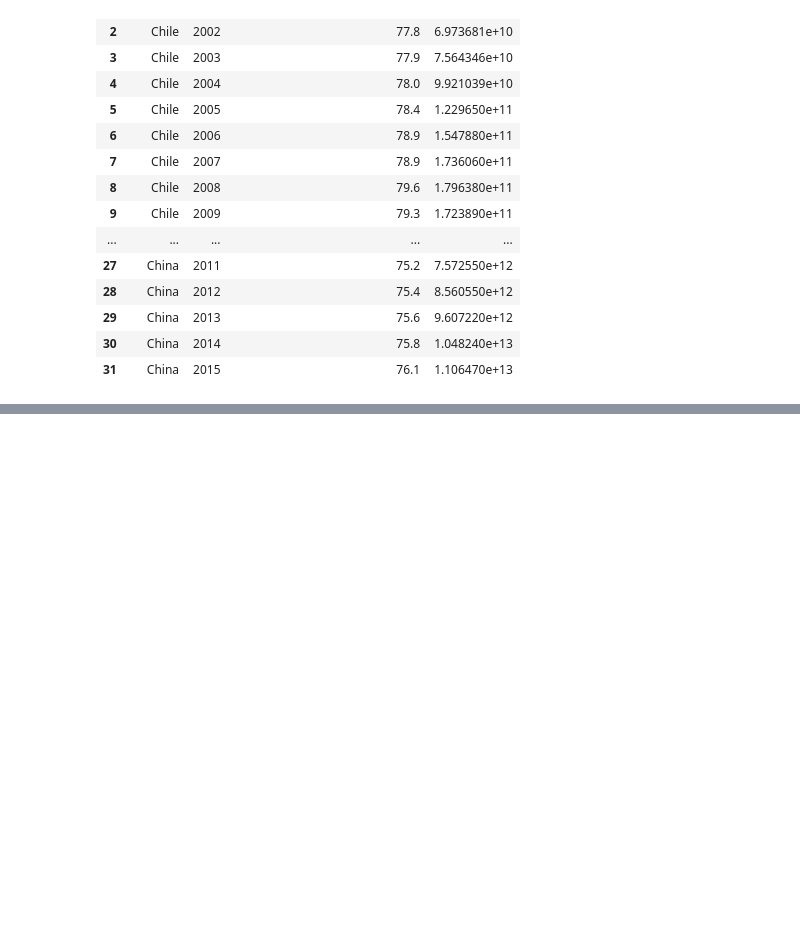
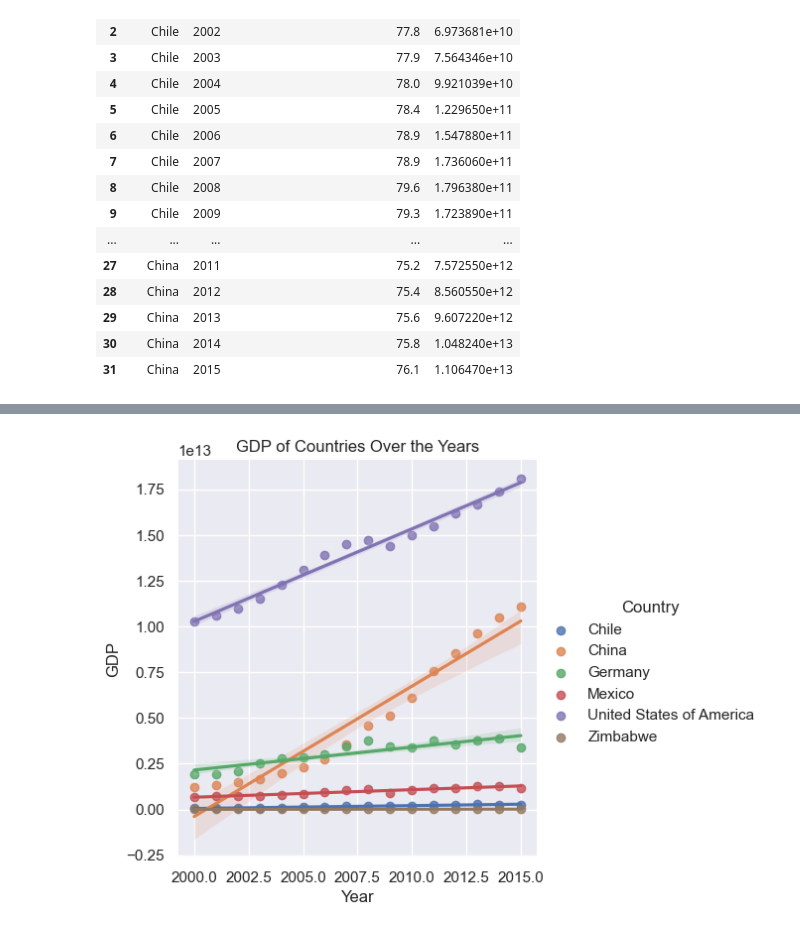
Before and after one commit to shortenedname/Personal---Portfolio-Projects, a Jupyter notebook: Life-Expectancy-and-GDP-Starter/Life-Expectancy-and-GDP-Starter/life_expectancy_gdp.ipynb, the cells around one changed output, grey strips where cells are left out. Cells and saved outputs as stored; diff of their text form; code cells hidden in the pictures; blank space fills up the shorter version.

```diff
--- a/Life-Expectancy-and-GDP-Starter/Life-Expectancy-and-GDP-Starter/life_expectancy_gdp.ipynb
+++ b/Life-Expectancy-and-GDP-Starter/Life-Expectancy-and-GDP-Starter/life_expectancy_gdp.ipynb
@@ -117,2 +118,16 @@ sns.lineplot(x=year_of_data, y=avg_age_of_year, hue="Country", data=converted_df
+# %%
+sns.set(context='notebook', style='darkgrid', font='sans-serif')
+# ax = sns.lmplot(x="name", y= "gdp", data=df2)
+# f, ax = plt.subplots(figsize=(5,6))
+
+# sns.barplot(x="Country Name", y= "2000", data = df_gdp, palette = "BuGn_r")
+# sns.jointplot("gdp", "year", kind="hex",  data = df2, color="#4CB391")
+# sns.violinplot(x = "year", y= "gdp", hue = "name", data = df2)
+# sns.violinplot(data = df2)
+sns.lmplot(x = "Year", y= "GDP", hue = "Country", data = converted_df)
+plt.title('GDP of Countries Over the Years')
+plt.show()
+# %% [output]
+[figure, added]
 # %%
 ax1 = plt.subplot()
```
Also changed, not shown: parts of 8 cells of this notebook.
